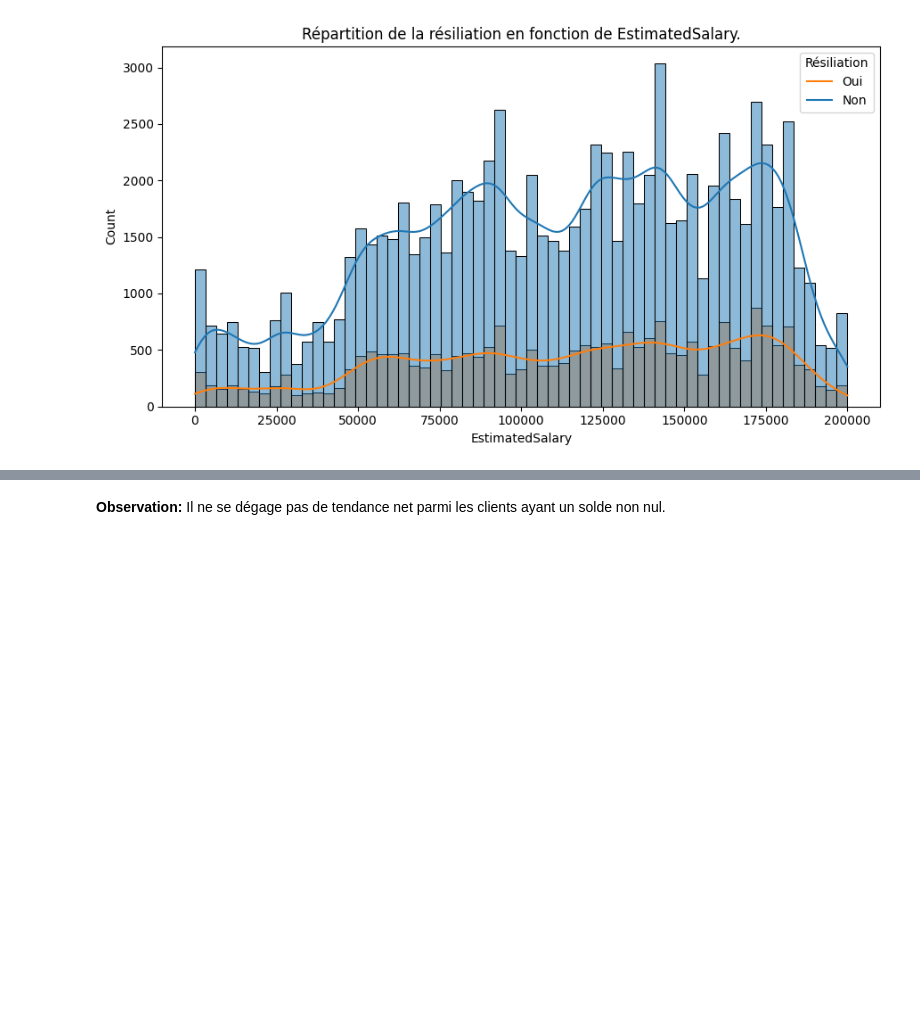
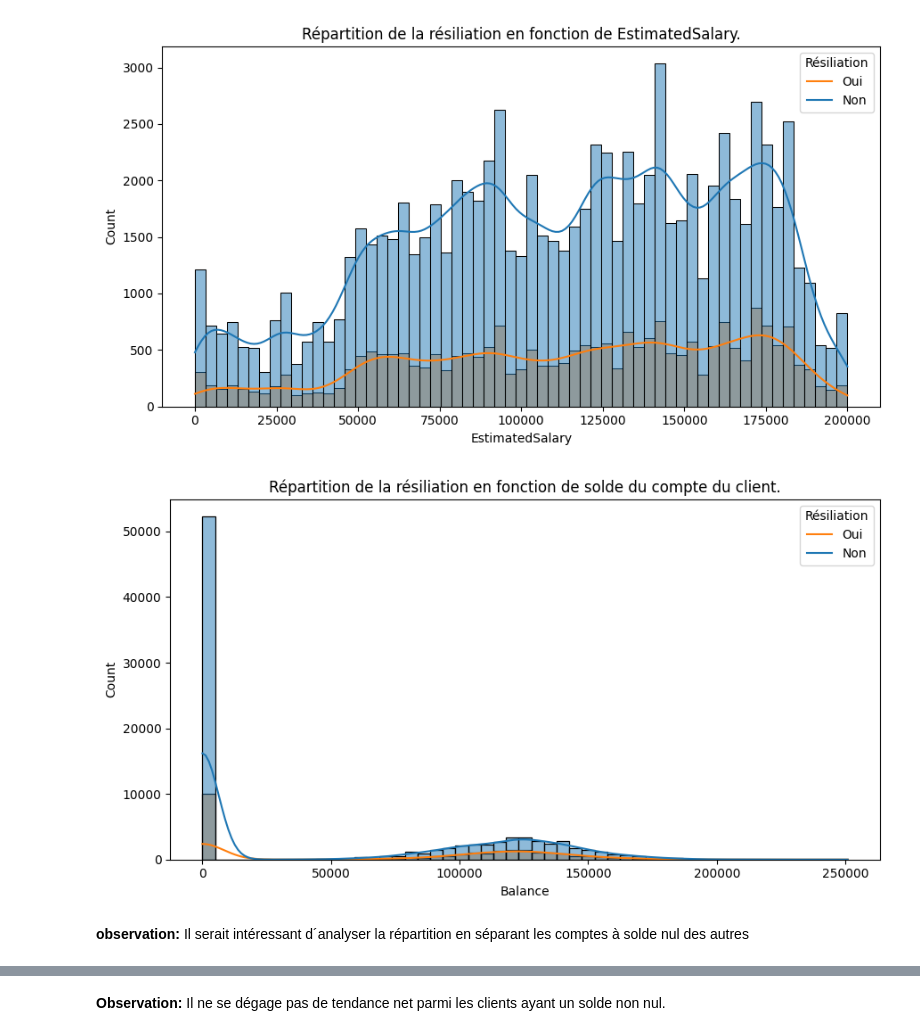
Before and after one commit to lbihin/mlpro-classification-bank-churn-2025, a Jupyter notebook: eda/eda.ipynb, the cells around one changed output, grey strips where cells are left out. Drawn from its saved outputs; the diff is of its cells as text; code cells hidden in the pictures; blank space fills up the shorter version.

Commit message:
Inspect l´analyse multimodal

```diff
--- a/eda/eda.ipynb
+++ b/eda/eda.ipynb
@@ -707,3 +711,14 @@ for col in CONTINUOUS_COLUMNS:
 [figure]
 [figure]
 [figure]
+# %%
+plt.figure(figsize=(9,5))
+plt.title(f'Répartition de la résiliation en fonction de solde du compte du client.')
+sns.histplot(data=train_df, x='Balance', hue='Exited', kde=True)
+plt.legend(title='Résiliation', labels=['Oui', 'Non'])
+plt.tight_layout()
+plt.show()
+# %% [output]
+[figure, added]
+# %% [markdown]
+**observation:** Il serait intéressant d´analyser la répartition en séparant les comptes à solde nul des autres
```
Also changed, not shown: parts of 23 cells of this notebook, 1 other file.
